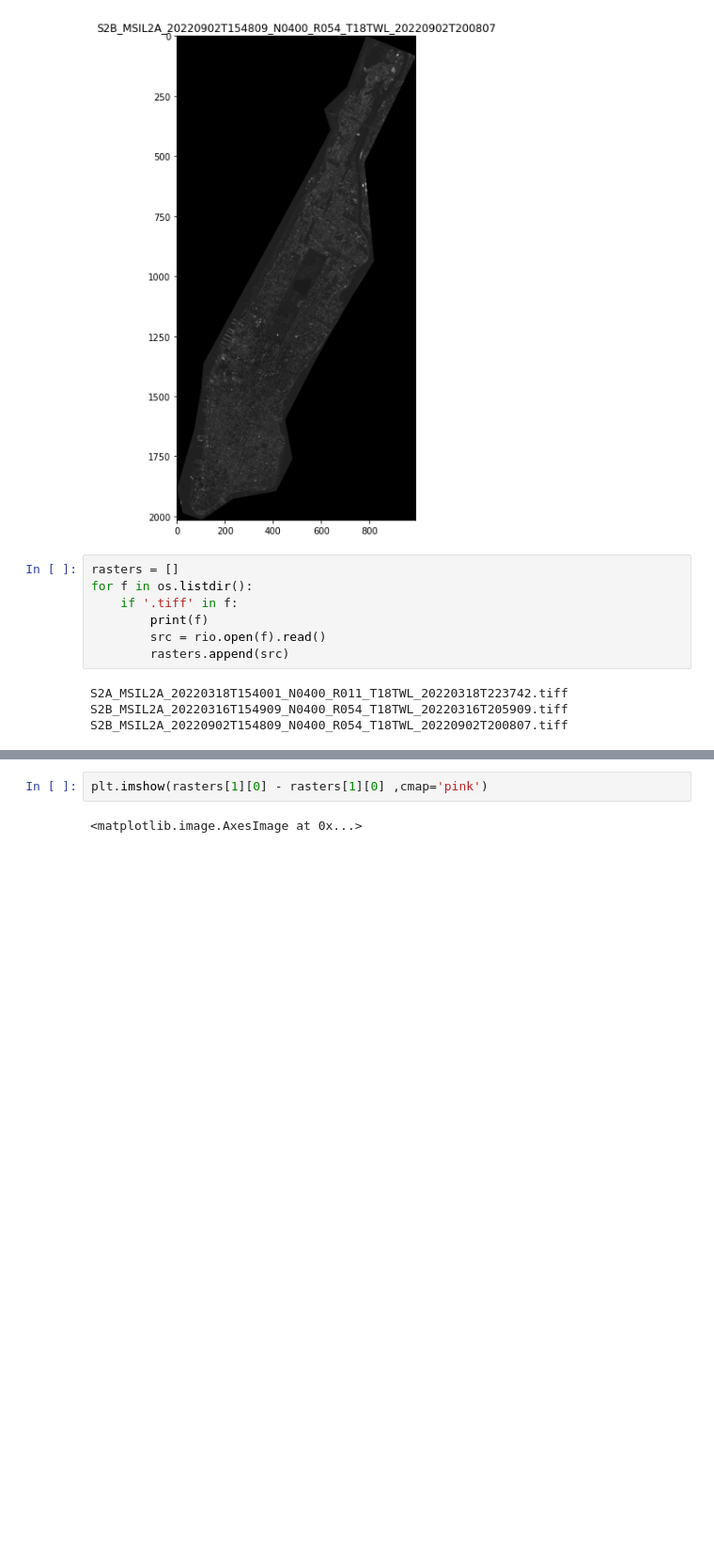
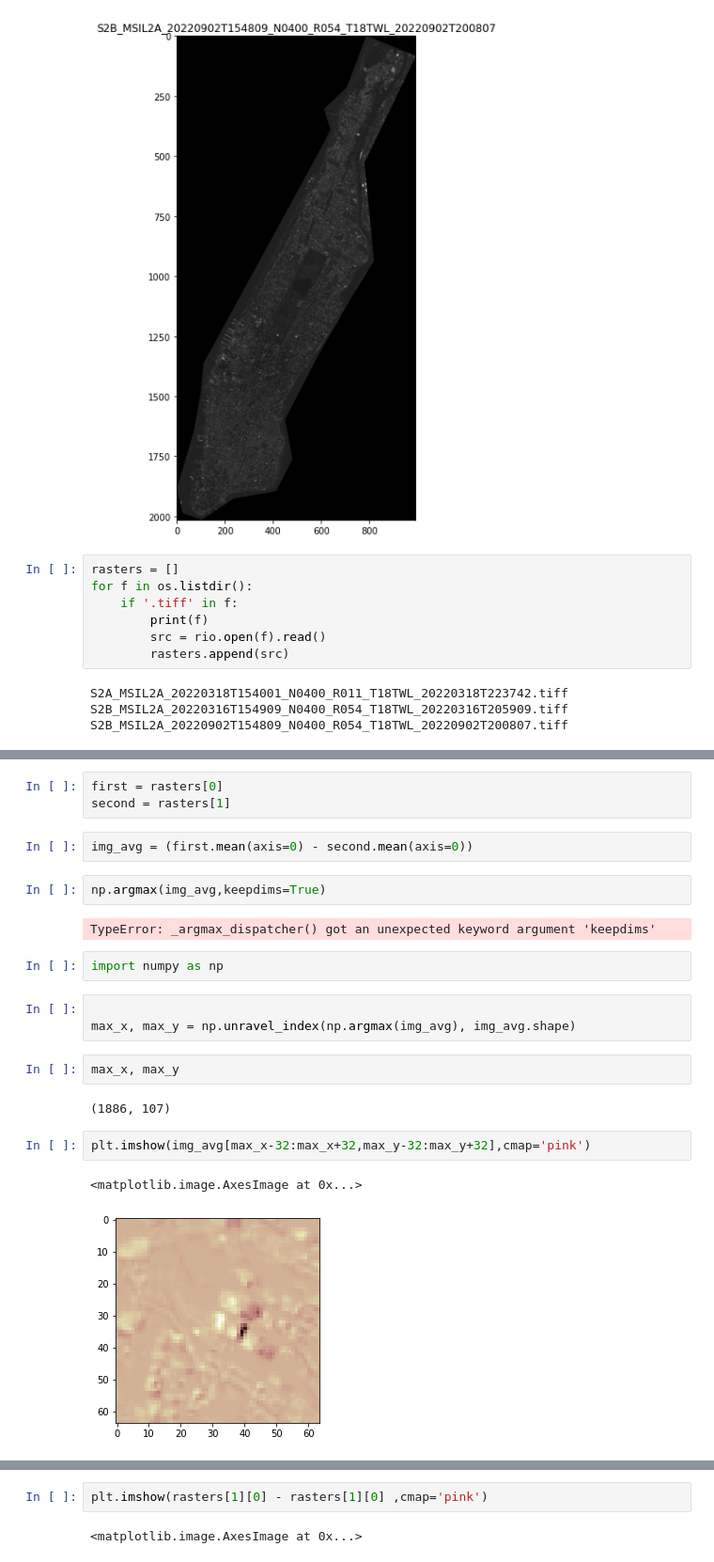
Before and after one commit to nkasmanoff/nyc-sentinel, a Jupyter notebook: Sentinel Data Download Walkthrough.ipynb, the cells around one changed output, grey strips where cells are left out. Shown at 94% size. Drawn from its saved outputs; the diff is of its cells as text; blank space fills up the shorter version.

```diff
--- a/Sentinel Data Download Walkthrough.ipynb
+++ b/Sentinel Data Download Walkthrough.ipynb
@@ -143,0 +159,23 @@ src.shape
+# %%
+first = rasters[0]
+second = rasters[1]
+# %%
+img_avg = (first.mean(axis=0) - second.mean(axis=0))
+# %%
+np.argmax(img_avg,keepdims=True)
+# %% [output]
+TypeError: _argmax_dispatcher() got an unexpected keyword argument 'keepdims'
+# %%
+import numpy as np
+# %%
+
+max_x, max_y = np.unravel_index(np.argmax(img_avg), img_avg.shape)
+# %%
+max_x, max_y
+# %% [output]
+(1886, 107)
+# %%
+plt.imshow(img_avg[max_x-32:max_x+32,max_y-32:max_y+32],cmap='pink')
+# %% [output]
+<matplotlib.image.AxesImage at 0x...>
+[figure, added]
```
Also changed, not shown: parts of 18 cells of this notebook.
